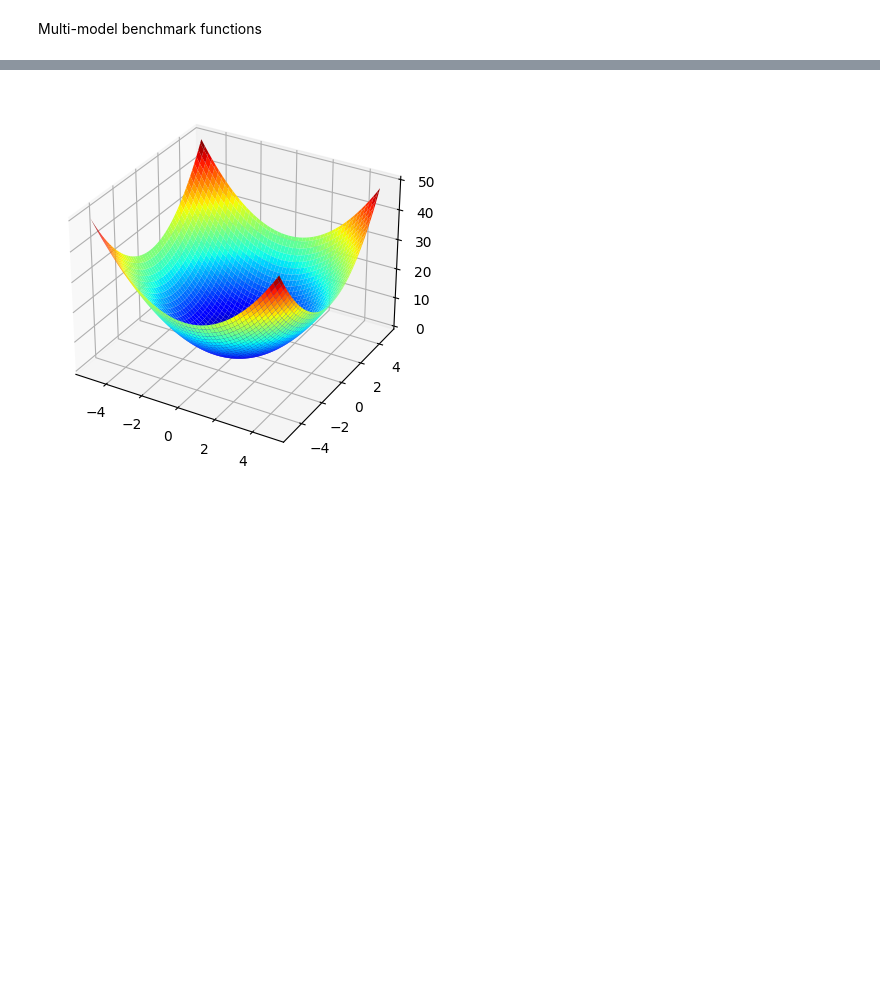
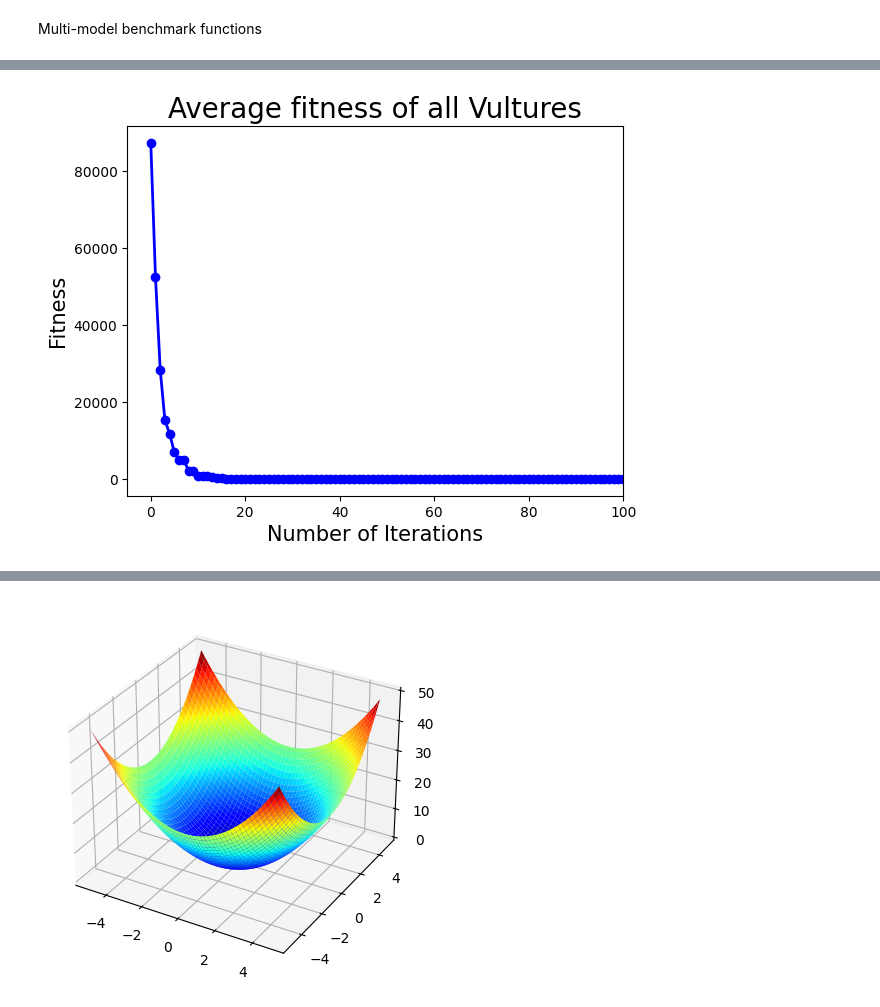
Before and after one commit to wynnstan42/AVOAWorkspace, a Jupyter notebook: AVOA_github.ipynb, the cells around one changed output, grey strips where cells are left out. Saved outputs shown, nothing was run; the diff lists cells and outputs as text; code cells hidden in the pictures; blank space fills up the shorter version.

```diff
--- a/AVOA_github.ipynb
+++ b/AVOA_github.ipynb
@@ -287,0 +288,10 @@ The optimal solution： [[1.65670837e-197 1.65670837e-197 1.65670837e-197 1.6567
+# %%
+plt.plot(fit_history,color='b', marker='o', linewidth=2, markersize=6)
+plt.title('Average fitness of all Vultures',fontsize=20)
+plt.xlabel('Number of Iterations',fontsize=15)
+plt.ylabel('Fitness',fontsize=15)
+plt.xlim(-5,100)
+plt.savefig('F1_Average fitness.jpg', format='jpg')
+plt.show()
+# %% [output]
+[figure, added]
```
Also changed, not shown: parts of 6 cells of this notebook, 1 other file.
